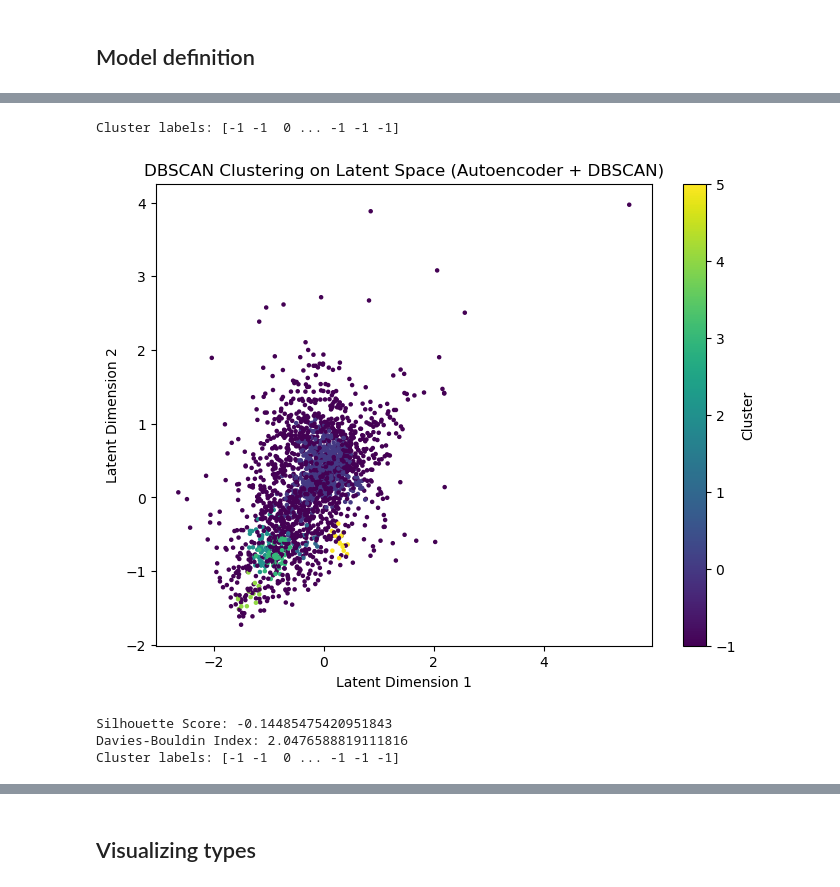
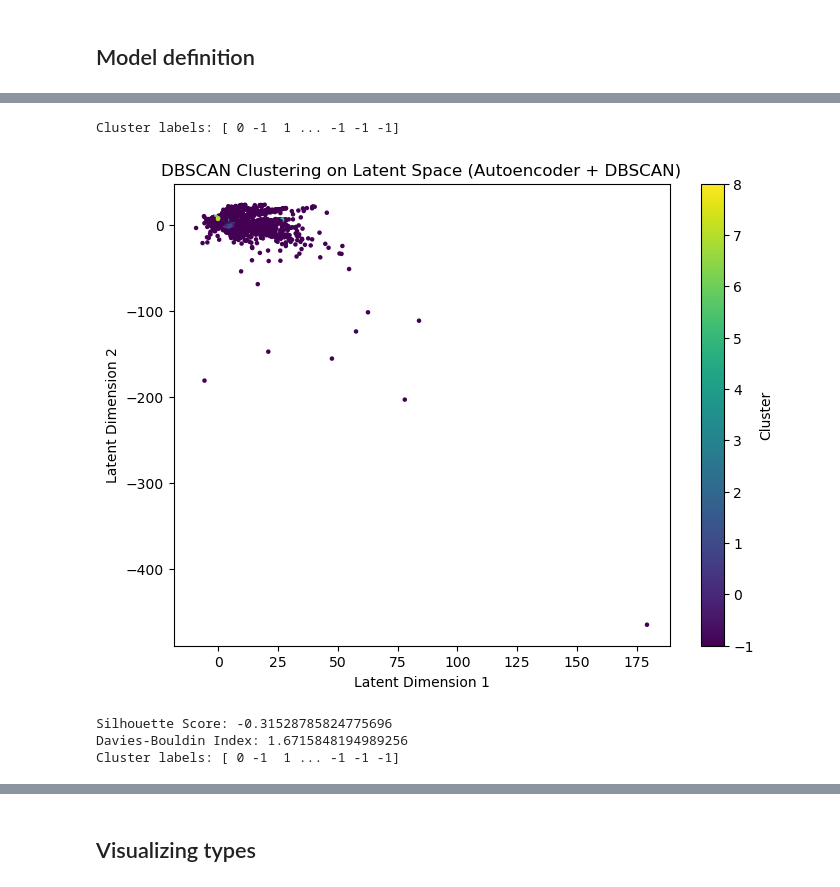
Before and after one commit to matheogodenzi/EnergyTransitionPotential, a Jupyter notebook: source/models/deep_embeddded_clustering.ipynb, the cells around one changed output, grey strips where cells are left out. Saved outputs shown, nothing was run; the diff lists cells and outputs as text; code cells hidden in the pictures.

Commit message:
work in progress to get clusters that make sense

```diff
--- a/source/models/deep_embeddded_clustering.ipynb
+++ b/source/models/deep_embeddded_clustering.ipynb
@@ -82,7 +92,28 @@ dtype: object
 # Verifying that Nan values have correctly been removed
 print(transformed_df.isna().sum())  # Inspect the first few rows
 
+print(transformed_df.isna().any(axis=1).sum())  # take a look at each row at once
+correctable_columns = transformed_df.columns.drop(
+    [
+    "PLR",
+    "PDC",
+    "PS",
+    "UDC",
+    "PEV/PCS",
+    "PVL",
+    "PBD",
+    "PST/Sol.",
+    "PES",
+    "Small right-wing parties",
+    "Primary sector",
+    "Secondary sector",
+    "Tertiary sector",
+    ]
+)
+processed_transformed_df = transformed_df.copy()
+processed_transformed_df[correctable_columns] = processed_transformed_df[correctable_columns].apply(pd.to_numeric, errors='coerce').fillna("mean")
 
-#print(transformed_df.isna().any(axis=1).sum())  # take a look at each row at once
-#transformed_df = transformed_df.apply(pd.to_numeric, errors='coerce').fillna(0) # in case their are NANs remaining
+
+processed_transformed_df = processed_transformed_df.apply(pd.to_numeric, errors='coerce').fillna(0) # in case their are NANs remaining
+print(processed_transformed_df.isna().sum())  # Inspect the first few rows
 # %% [output]
@@ -106,3 +149,19 @@ dtype: int64
+# %%
+# Creating a copy of the dataframe
+scaled_processed_transformed_df = processed_transformed_df.copy()
+
+# Step 1: Identify continuous variables
+# Let's assume continuous variables are of float type. You can adjust this based on your dataset.
+continuous_columns = scaled_processed_transformed_df.select_dtypes(include=['float64']).columns
+
+# Step 2: Scale only continuous variables
+scaler = StandardScaler()
+
+# Scale only the continuous columns
+scaled_processed_transformed_df[continuous_columns] = scaler.fit_transform(scaled_processed_transformed_df[continuous_columns])
+scaled_processed_transformed_df.sample(5)
+
+scaled_processed_transformed_df.to_csv("../../data/cleaned_data/calculable_covariates.csv")
 # %% [markdown]
 ## Checking for relationship types between covariates (non linear and linear)
 # %%
@@ -431,34 +446,34 @@ ms: 14
 # %%
 
 # Step 9: Apply DBSCAN to the latent space
-dbscan = DBSCAN(eps=0.36, min_samples=14)  # Adjust eps and min_samples as needed
+dbscan = DBSCAN(eps=0.4, min_samples=14)  # Adjust eps and min_samples as needed
 clusters = dbscan.fit_predict(X_encoded)
 
 # Step 10: Optionally, you can visualize the clusters or perform further evaluation
 print("Cluster labels:", clusters)
 # %% [output]
-Cluster labels: [-1 -1  0 ... -1 -1 -1]
+Cluster labels: [ 0 -1  1 ... -1 -1 -1]
 # %%
 # Step 11: Visualize the results
 plt.figure(figsize=(8, 6))
-plt.scatter(X_encoded[:, 4], X_encoded[:, 1], c=clusters, cmap='viridis', s=5)
+plt.scatter(X_encoded[:, 0], X_encoded[:, 1], c=clusters, cmap='viridis', s=5)
 plt.title("DBSCAN Clustering on Latent Space (Autoencoder + DBSCAN)")
 plt.xlabel("Latent Dimension 1")
 plt.ylabel("Latent Dimension 2")
 plt.colorbar(label='Cluster')
 plt.show()
 
 # Step 12: Evaluate the clustering (optional)
 silhouette_avg = silhouette_score(X_encoded, clusters)
 print(f"Silhouette Score: {silhouette_avg}")
 
 db_score = davies_bouldin_score(X_encoded, clusters)
 print(f"Davies-Bouldin Index: {db_score}")
 
 # Cluster and True Labels comparison (if you have labels)
 print("Cluster labels:", clusters)
 # %% [output]
-[figure, old version]
+[figure, new version]
-Silhouette Score: -0.14485475420951843
-Davies-Bouldin Index: 2.0476588819111816
-Cluster labels: [-1 -1  0 ... -1 -1 -1]
+Silhouette Score: -0.31528785824775696
+Davies-Bouldin Index: 1.6715848194989256
+Cluster labels: [ 0 -1  1 ... -1 -1 -1]
```
Also changed, not shown: parts of 39 cells of this notebook.
